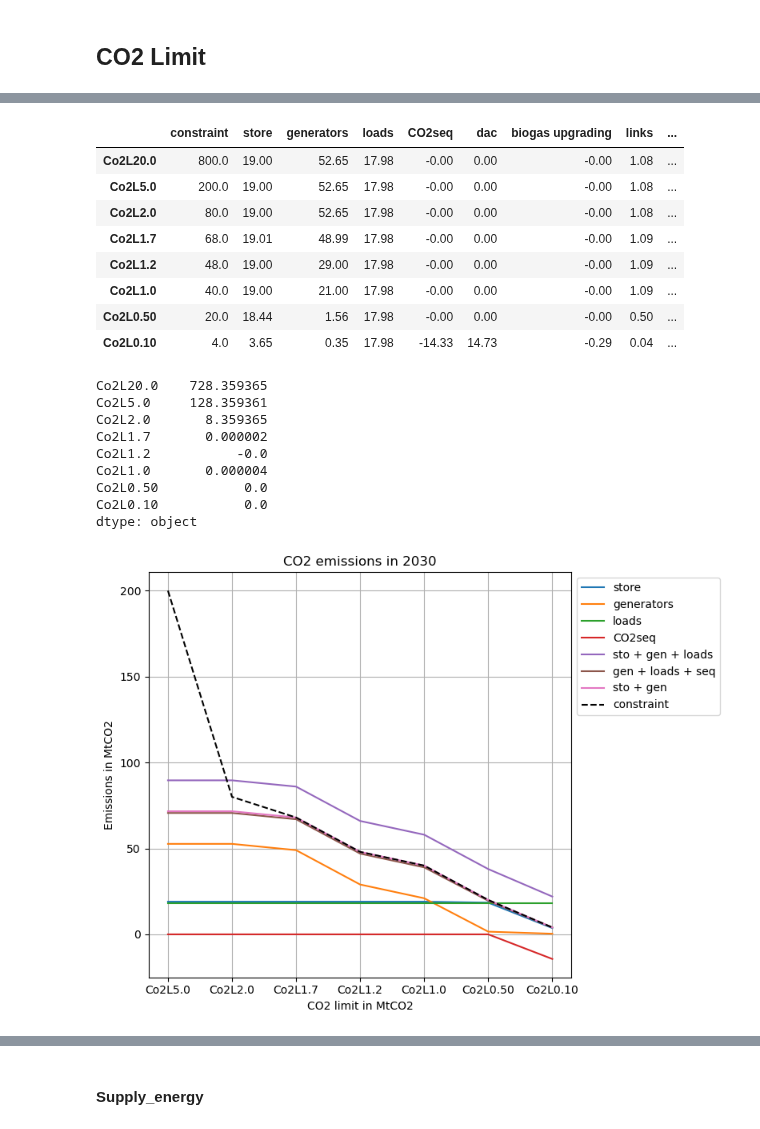
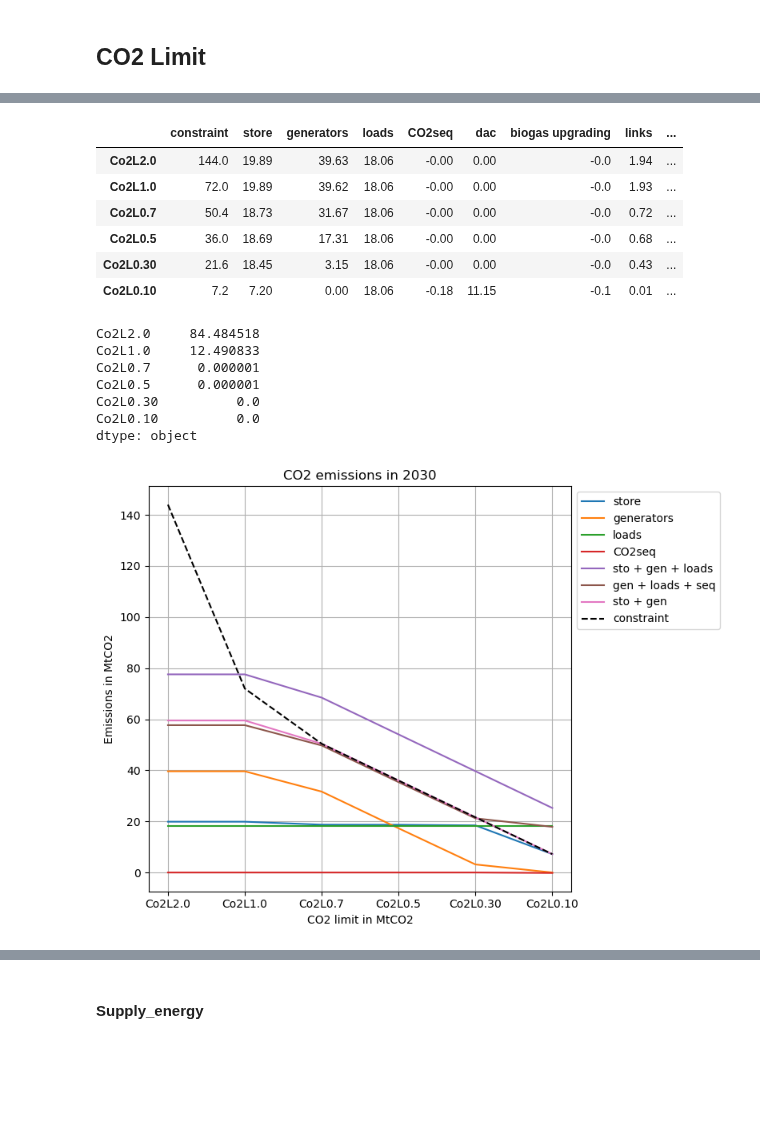
Before and after one commit to energyLS/aldehyde, a Jupyter notebook: workflow/notebooks/test_co2limit.ipynb, the cells around one changed output, grey strips where cells are left out. Cells and saved outputs as stored; diff of their text form; code cells hidden in the pictures; blank space fills up the shorter version.

```diff
--- a/workflow/notebooks/test_co2limit.ipynb
+++ b/workflow/notebooks/test_co2limit.ipynb
@@ -10,9 +10,10 @@ prefix_eur = "/mnt/c/Users/scl38887/Documents/git/pypsa-eur"
 # /mnt/c/Users/scl38887/Documents/git/pypsa-eur/results/carbontest/postnetworks/elec_s_37_lv1.0__Co2L0p25-2000H-T-H-B-I-A-solar+p3-dist1_2030.nc
 
 # Import from pypsa-earth-sec
-run = "carbonfix_300h_ws" #"wacc15_hem_1marg_1cap_nosmr_0exp_3h_ws"
+run = "newres_300h_ws" #"wacc15_hem_1marg_1cap_nosmr_0exp_3h_ws"
 run_eur = "carbontest"
 Co2Ls = ["Co2L20.0", "Co2L5.0", "Co2L2.0", "Co2L1.7", "Co2L1.2", "Co2L1.0", "Co2L0.50", "Co2L0.10"]
+Co2Ls = ["Co2L2.0", "Co2L1.0", "Co2L0.7", "Co2L0.5","Co2L0.30", "Co2L0.10"]
 Co2Ls_eur = ["Co2L0p50", "Co2L0p25", "Co2L0p100"]
 
 
@@ -66,42 +65,38 @@ carbon_stats["neg_em"] = - carbon_stats["dac"] + carbon_stats["biogas upgrading"
 carbon_stats.astype(float).round(2)
 # %% [output]
 |  | constraint | store | generators | loads | CO2seq | dac | biogas upgrading | links | ... |
-| Co2L20.0 | 800.0 | 19.00 | 52.65 | 17.98 | -0.00 | 0.00 | -0.00 | 1.08 | ... |
-| Co2L5.0 | 200.0 | 19.00 | 52.65 | 17.98 | -0.00 | 0.00 | -0.00 | 1.08 | ... |
-| Co2L2.0 | 80.0 | 19.00 | 52.65 | 17.98 | -0.00 | 0.00 | -0.00 | 1.08 | ... |
-| Co2L1.7 | 68.0 | 19.01 | 48.99 | 17.98 | -0.00 | 0.00 | -0.00 | 1.09 | ... |
-| Co2L1.2 | 48.0 | 19.00 | 29.00 | 17.98 | -0.00 | 0.00 | -0.00 | 1.09 | ... |
-| Co2L1.0 | 40.0 | 19.00 | 21.00 | 17.98 | -0.00 | 0.00 | -0.00 | 1.09 | ... |
-| Co2L0.50 | 20.0 | 18.44 | 1.56 | 17.98 | -0.00 | 0.00 | -0.00 | 0.50 | ... |
-| Co2L0.10 | 4.0 | 3.65 | 0.35 | 17.98 | -14.33 | 14.73 | -0.29 | 0.04 | ... |
+| Co2L2.0 | 144.0 | 19.89 | 39.63 | 18.06 | -0.00 | 0.00 | -0.0 | 1.94 | ... |
+| Co2L1.0 | 72.0 | 19.89 | 39.62 | 18.06 | -0.00 | 0.00 | -0.0 | 1.93 | ... |
+| Co2L0.7 | 50.4 | 18.73 | 31.67 | 18.06 | -0.00 | 0.00 | -0.0 | 0.72 | ... |
+| Co2L0.5 | 36.0 | 18.69 | 17.31 | 18.06 | -0.00 | 0.00 | -0.0 | 0.68 | ... |
+| Co2L0.30 | 21.6 | 18.45 | 3.15 | 18.06 | -0.00 | 0.00 | -0.0 | 0.43 | ... |
+| Co2L0.10 | 7.2 | 7.20 | 0.00 | 18.06 | -0.18 | 11.15 | -0.1 | 0.01 | ... |
 # %%
 # constraint - store - generators
 carbon_stats["constraint"] - carbon_stats["store"] - carbon_stats["generators"]
 # %% [output]
-Co2L20.0    728.359365
-Co2L5.0     128.359361
-Co2L2.0       8.359365
-Co2L1.7       0.000002
-Co2L1.2           -0.0
-Co2L1.0       0.000004
-Co2L0.50           0.0
-Co2L0.10           0.0
+Co2L2.0     84.484518
+Co2L1.0     12.490833
+Co2L0.7      0.000001
+Co2L0.5      0.000001
+Co2L0.30          0.0
+Co2L0.10          0.0
 dtype: object
 # %%
 # Plot the carbon stats
 import matplotlib.pyplot as plt
 
 fig, ax = plt.subplots(figsize=(8, 6))
-carbon_stats[["store", "generators", "loads", "CO2seq","sto + gen + loads", "gen + loads + seq", "sto + gen"]].iloc[1:,:].plot(ax=ax)
-carbon_stats["constraint"].iloc[1:].plot(ax=ax, style="k--", label="constraint")
+carbon_stats[["store", "generators", "loads", "CO2seq","sto + gen + loads", "gen + loads + seq", "sto + gen"]].iloc[:,:].plot(ax=ax)
+carbon_stats["constraint"].iloc[:].plot(ax=ax, style="k--", label="constraint")
 ax.set_ylabel("Emissions in MtCO2")
 ax.set_xlabel("CO2 limit in MtCO2")
 ax.set_title("CO2 emissions in 2030")
 ax.legend(loc="upper left", bbox_to_anchor=(1, 1))
 ax.grid()
 fig.tight_layout()
 # %% [output]
-[figure, old version]
+[figure, new version]
 # %%
 # Plot the carbon stats
 import matplotlib.pyplot as plt
```
Also changed, not shown: parts of 8 cells of this notebook.
